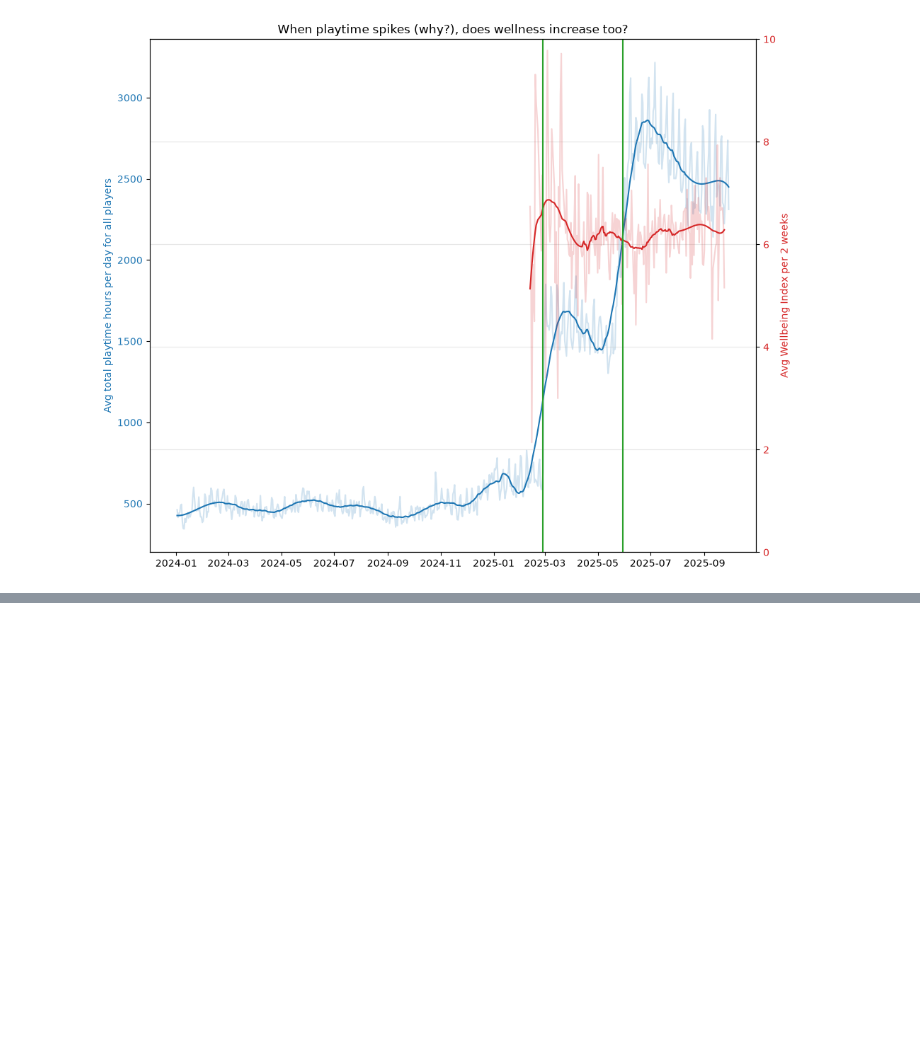
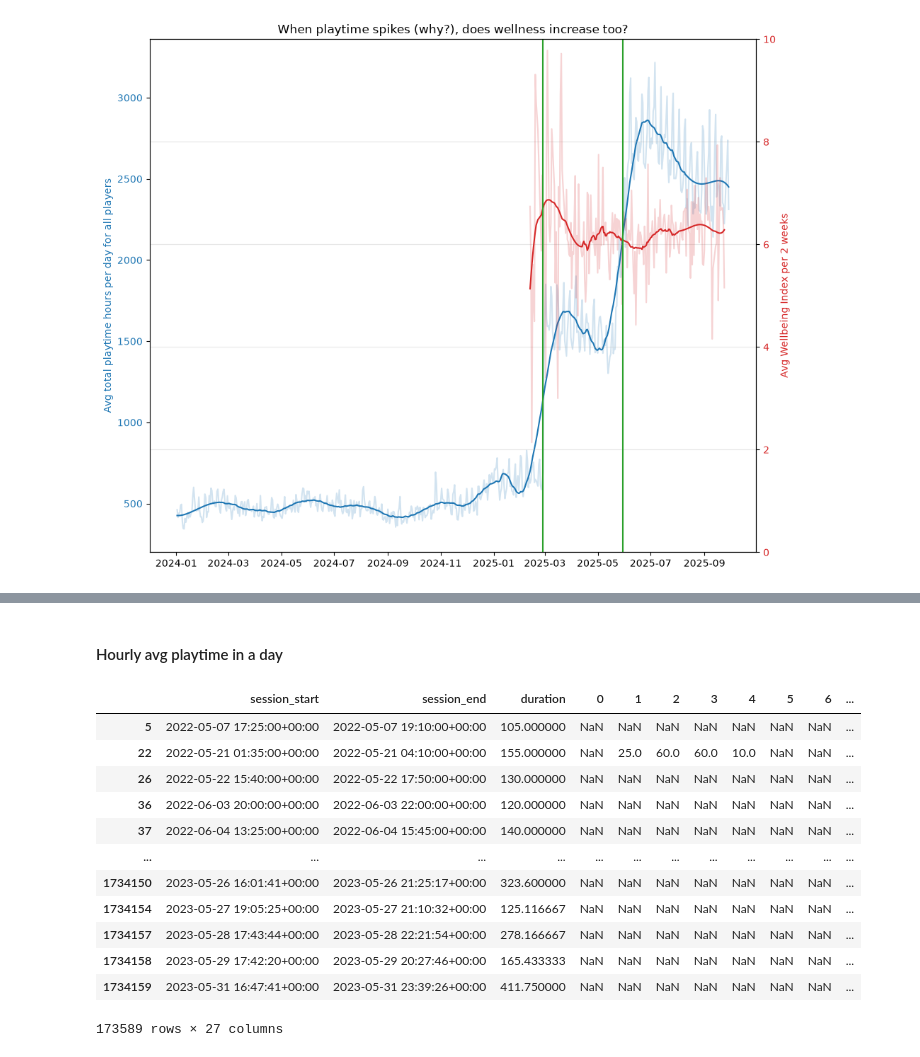
Before and after one commit to jinalpawar/Open_Play_Analysis, a Jupyter notebook: backup.ipynb, the cells around one changed output, grey strips where cells are left out. Saved outputs shown, nothing was run; the diff lists cells and outputs as text; code cells hidden in the pictures; blank space fills up the shorter version.

```diff
--- a/backup.ipynb
+++ b/backup.ipynb
@@ -163,0 +435,21 @@ show(p)
+# %%
+# lists for both categories
+# data to list = {"y" : y_list,
+# item_of_x = [values]}
+
+Students = ['Ankur', 'Yash', 'Aditya', 'Harshit']
+Subjects = ['Operating System', 'Data Structure','Java Programming']
+# Initialize data to lists.
+data = {'Students': Students,
+        'Operating System': [17, 20, 19, 18],
+        'Data Structure': [19, 18, 20, 17],
+        'Java Programming': [20, 19, 20, 18]}
+df = pd.DataFrame(data)
+fig.hbar_stack(Subjects,
+               y='Students',
+               source=ColumnDataSource(df),
+        #        color=cols,
+               height=0.5,
+               legend_label=Subjects)
+
+df
@@ -163,0 +571,2 @@ show(p)
+# %% [markdown]
+#### Hourly avg playtime in a day
@@ -163,0 +594,17 @@ show(p)
+# %%
+new_hourly_logs[new_hourly_logs.duration > 100][["session_start", "session_end", "duration", 0,  1,  2,  3,  4,  5,  6,  7,  8,  9, 10, 11, 12, 13, 14, 15, 16,
+       17, 18, 19, 20, 21, 22, 23]]
+# %% [output]
+|  | session_start | session_end | duration | 0 | 1 | 2 | 3 | 4 | 5 | 6 | ... |
+| 5 | 2022-05-07 17:25:00+00:00 | 2022-05-07 19:10:00+00:00 | 105.000000 | NaN | NaN | NaN | NaN | NaN | NaN | NaN | ... |
+| 22 | 2022-05-21 01:35:00+00:00 | 2022-05-21 04:10:00+00:00 | 155.000000 | NaN | 25.0 | 60.0 | 60.0 | 10.0 | NaN | NaN | ... |
+| 26 | 2022-05-22 15:40:00+00:00 | 2022-05-22 17:50:00+00:00 | 130.000000 | NaN | NaN | NaN | NaN | NaN | NaN | NaN | ... |
+| 36 | 2022-06-03 20:00:00+00:00 | 2022-06-03 22:00:00+00:00 | 120.000000 | NaN | NaN | NaN | NaN | NaN | NaN | NaN | ... |
+| 37 | 2022-06-04 13:25:00+00:00 | 2022-06-04 15:45:00+00:00 | 140.000000 | NaN | NaN | NaN | NaN | NaN | NaN | NaN | ... |
+| ... | ... | ... | ... | ... | ... | ... | ... | ... | ... | ... | ... |
+| 1734150 | 2023-05-26 16:01:41+00:00 | 2023-05-26 21:25:17+00:00 | 323.600000 | NaN | NaN | NaN | NaN | NaN | NaN | NaN | ... |
+| 1734154 | 2023-05-27 19:05:25+00:00 | 2023-05-27 21:10:32+00:00 | 125.116667 | NaN | NaN | NaN | NaN | NaN | NaN | NaN | ... |
+| 1734157 | 2023-05-28 17:43:44+00:00 | 2023-05-28 22:21:54+00:00 | 278.166667 | NaN | NaN | NaN | NaN | NaN | NaN | NaN | ... |
+| 1734158 | 2023-05-29 17:42:20+00:00 | 2023-05-29 20:27:46+00:00 | 165.433333 | NaN | NaN | NaN | NaN | NaN | NaN | NaN | ... |
+| 1734159 | 2023-05-31 16:47:41+00:00 | 2023-05-31 23:39:26+00:00 | 411.750000 | NaN | NaN | NaN | NaN | NaN | NaN | NaN | ... |
+173589 rows × 27 columns
```
Also changed, not shown: parts of 34 cells of this notebook, 18 other files.
